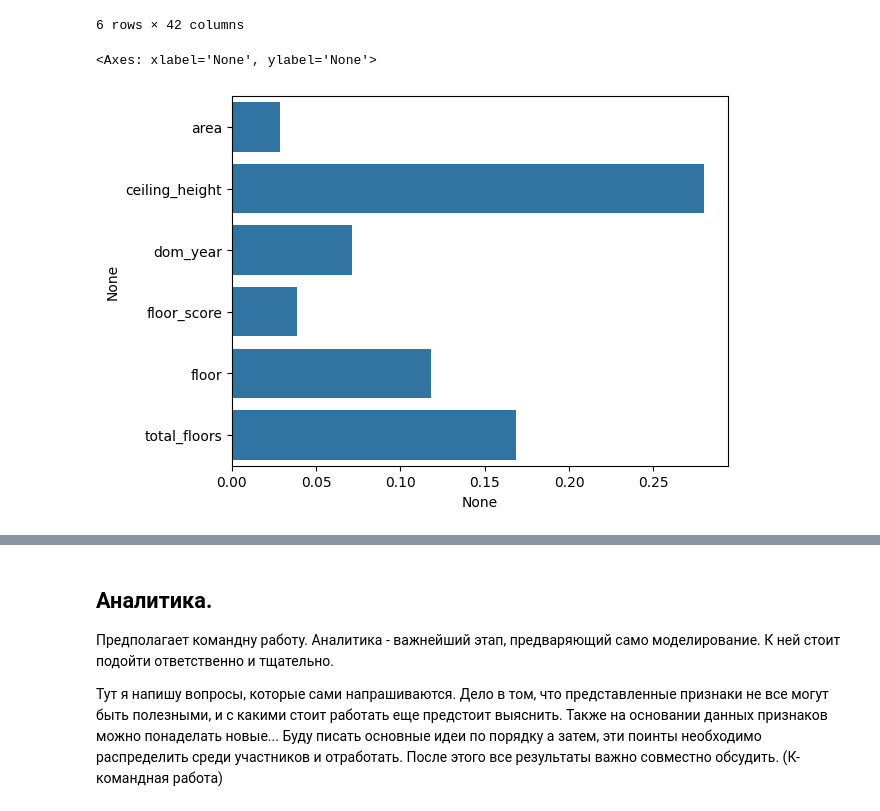
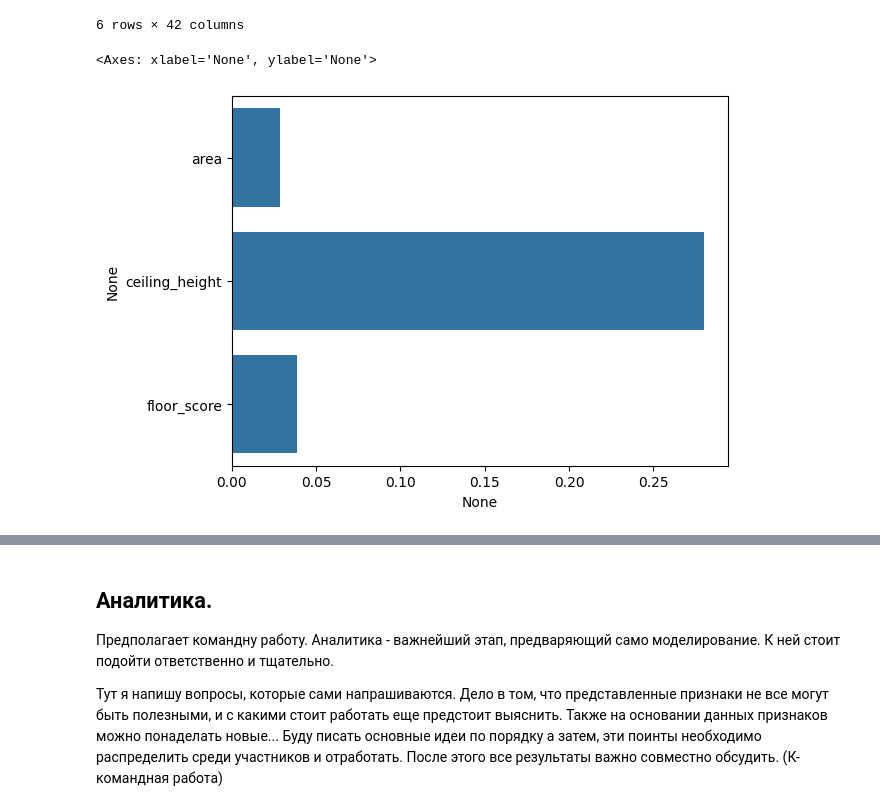
Before and after one commit to awesic/House_KG_Parsing, a Jupyter notebook: house_kg_project.ipynb, the cells around one changed output, grey strips where cells are left out. Cells and saved outputs as stored; diff of their text form; code cells hidden in the pictures.

```diff
--- a/house_kg_project.ipynb
+++ b/house_kg_project.ipynb
@@ -569,9 +569,9 @@ targ = TargetEncoder(smooth="auto")
 X_targ = targ.fit_trans
 # %%
 y = df_cleaned2['price_dollars']
-corr = df_cleaned2[numeric_features].drop(['price_dollars', 'latitude',	'longitude'], axis=1).corrwith(y)
+corr = df_cleaned2[numeric_features].drop(['price_dollars', 'latitude',	'longitude', 'floor', 'total_floors', 'dom_year'], axis=1).corrwith(y)
 sns.barplot(y=corr.index, x=corr)
 # %% [output]
 <Axes: xlabel='None', ylabel='None'>
-[figure, old version]
+[figure, new version]
 # %%
```
Also changed, not shown: parts of 35 cells of this notebook.
